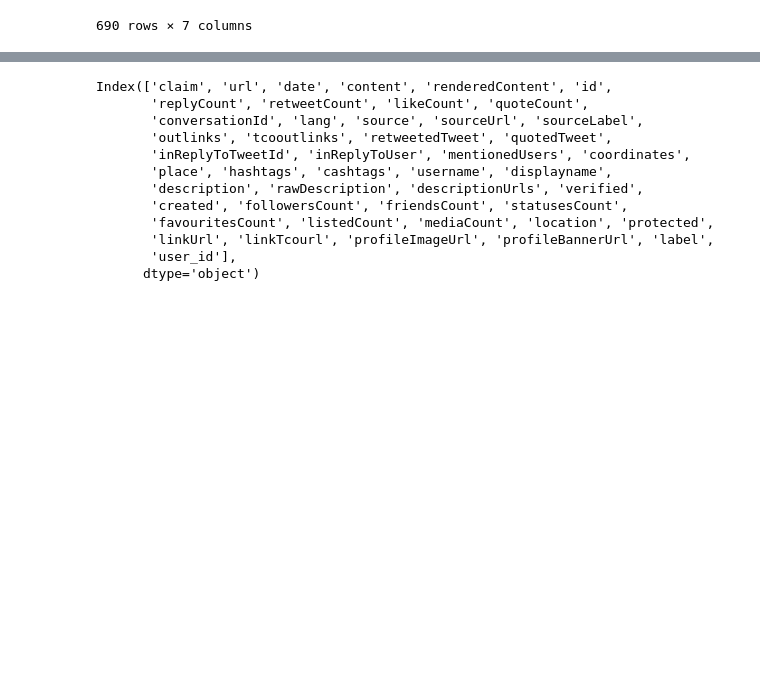
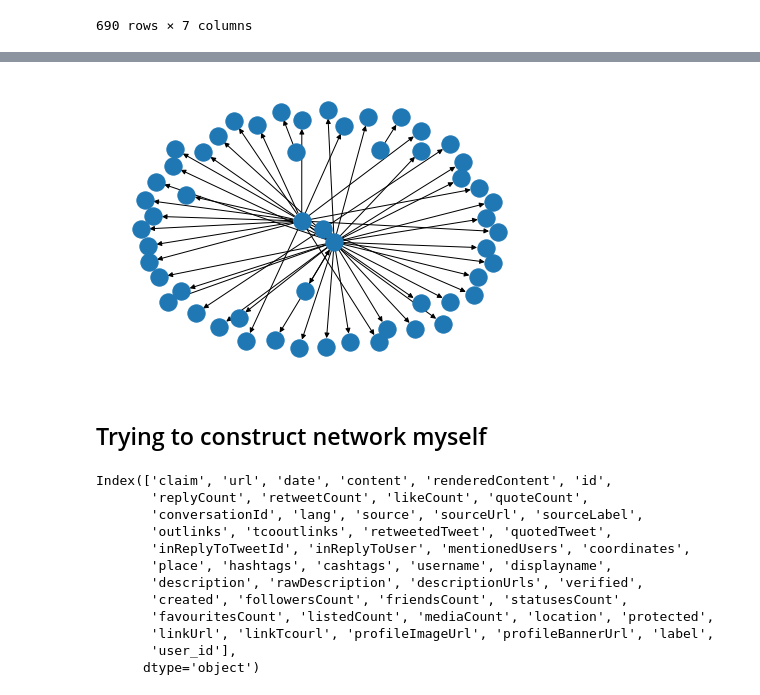
Before and after one commit to ethan-grinberg/misinformation-cluster-analysis, a Jupyter notebook: notebooks/3-ebg-graph-exploration.ipynb, the cells around one changed output, grey strips where cells are left out. Drawn from its saved outputs; the diff is of its cells as text; code cells hidden in the pictures; blank space fills up the shorter version.

Commit message:
looking at networks from hoaxy api

```diff
--- a/notebooks/3-ebg-graph-exploration.ipynb
+++ b/notebooks/3-ebg-graph-exploration.ipynb
@@ -152,0 +87,5 @@ article_edges
+# %%
+article_title = 'Russia announces retaliation over RT DE ban in Germany'
+article = search_for_title(article_title)
+# %%
+articles = [article['articles'][1]['id']]
@@ -153,3 +94,15 @@ article_edges
+# %%
+network = get_network(articles)
+# %%
+edges = [(e['from_user_id'], e['to_user_id']) for e in network['edges']]
+G = nx.DiGraph()
+G.add_edges_from(edges)
+# %%
+nx.draw(G)
+# %% [output]
+[figure, added]
+# %% [markdown]
+## Trying to construct network myself
 # %%
 top_claim = tweets.claim.value_counts().keys()[0]
 sample = tweets.loc[tweets.claim == top_claim]
```
Also changed, not shown: parts of 9 cells of this notebook.
